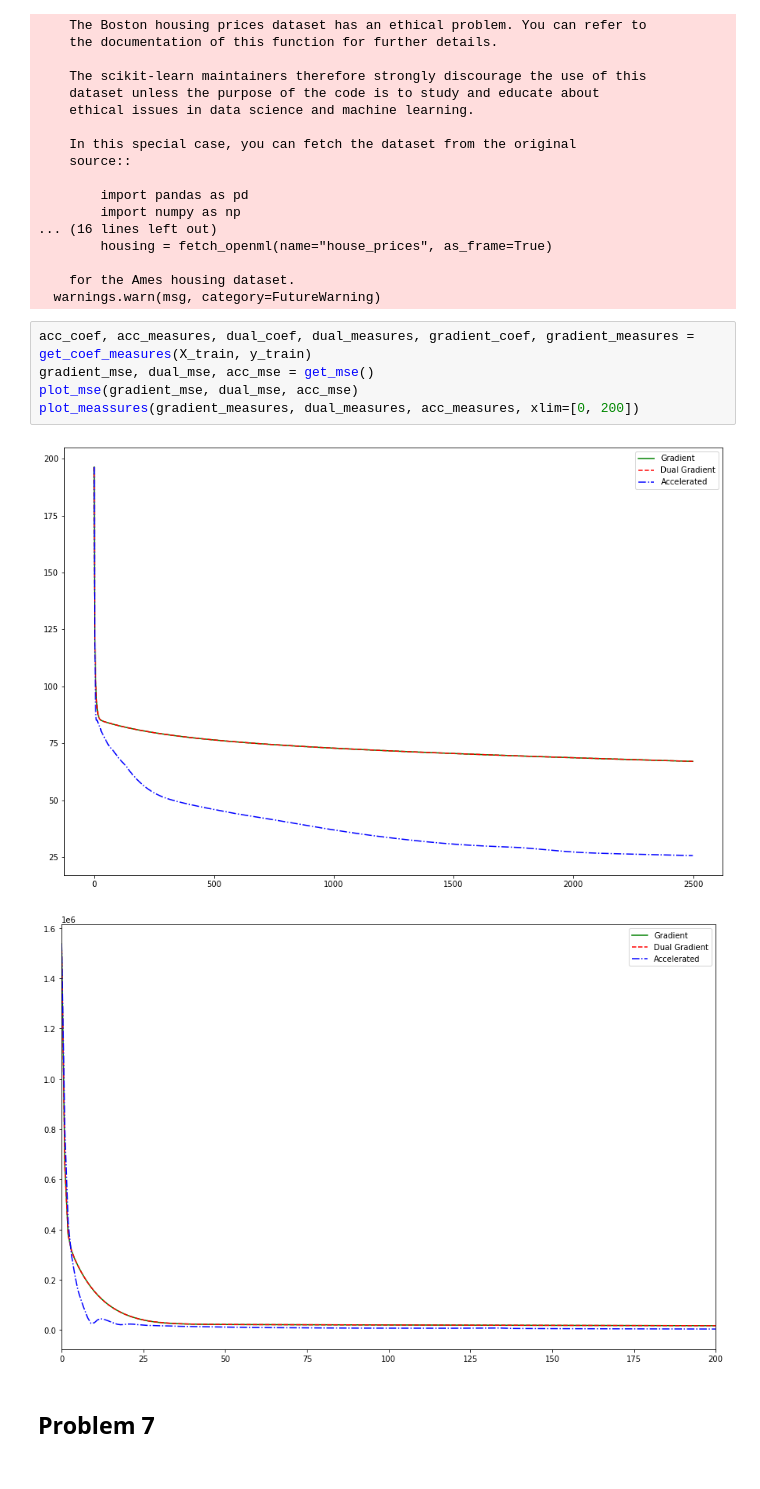
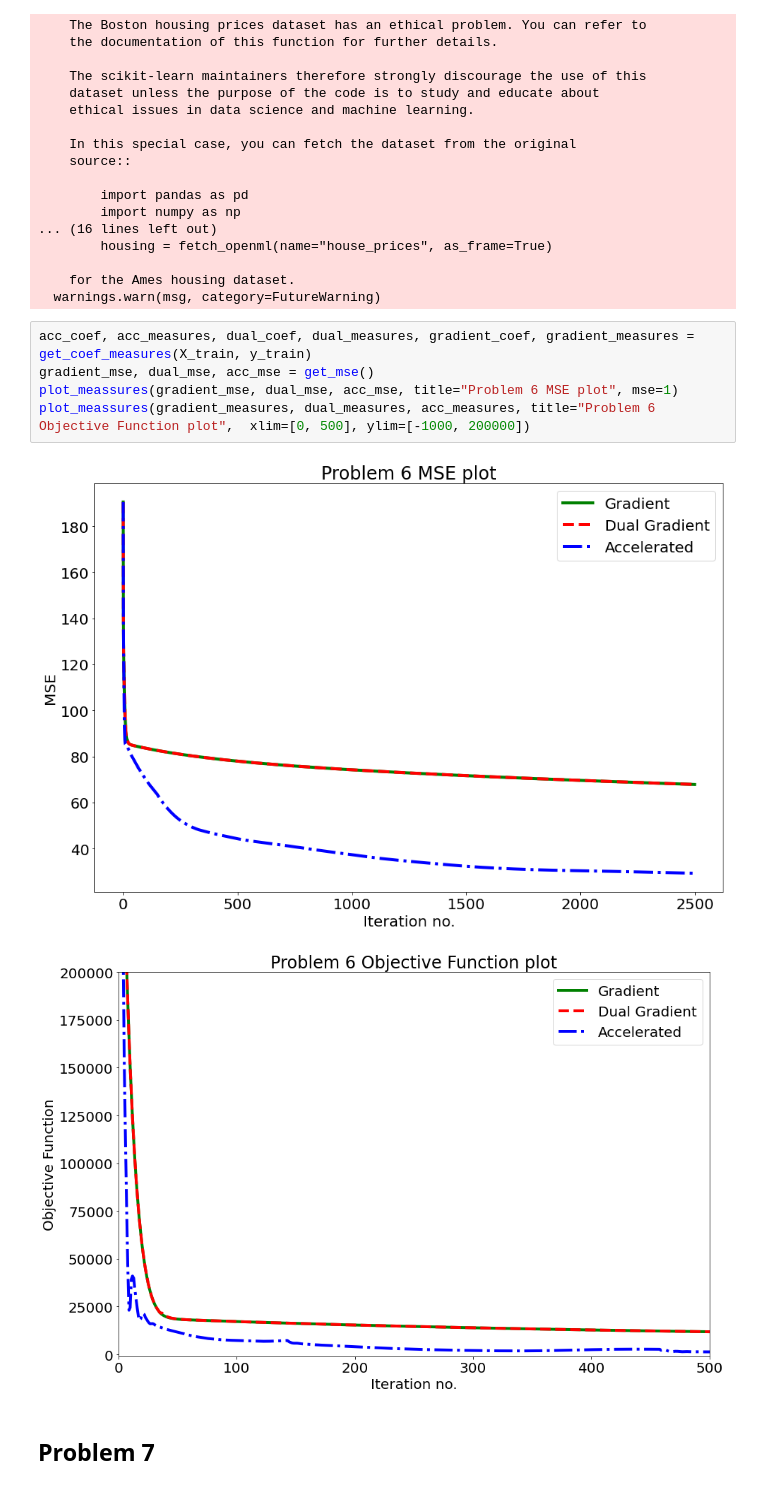
Before and after one commit to hryniewskis/Nesterov-accelerated-method, a Jupyter notebook: Plots.ipynb, the cells around one changed output. Saved outputs shown, nothing was run; the diff lists cells and outputs as text.

```diff
--- a/Plots.ipynb
+++ b/Plots.ipynb
@@ -236,14 +234,14 @@ X_train, X_test, y_train, y_test = train_test_split(X,y,test_size=0.3)
 
     for the Ames housing dataset.
   warnings.warn(msg, category=FutureWarning)
-# %%
-acc_coef, acc_measures, dual_coef, dual_measures, gradient_coef, gradient_measures = get_coef_measures(X_train, y_train)
-gradient_mse, dual_mse, acc_mse = get_mse()
-plot_mse(gradient_mse, dual_mse, acc_mse)
-plot_meassures(gradient_measures, dual_measures, acc_measures, xlim=[0, 200])
-# %% [output]
-[figure, removed]
-[figure, removed]
+# %%
+acc_coef, acc_measures, dual_coef, dual_measures, gradient_coef, gradient_measures = get_coef_measures(X_train, y_train)
+gradient_mse, dual_mse, acc_mse = get_mse()
+plot_meassures(gradient_mse, dual_mse, acc_mse, title="Problem 6 MSE plot", mse=1)
+plot_meassures(gradient_measures, dual_measures, acc_measures, title="Problem 6 Objective Function plot",  xlim=[0, 500], ylim=[-1000, 200000])
+# %% [output]
+[figure, added]
+[figure, added]
 # %% [markdown]
 ## Problem 7
 # %%
```
Also changed, not shown: parts of 12 cells of this notebook.
